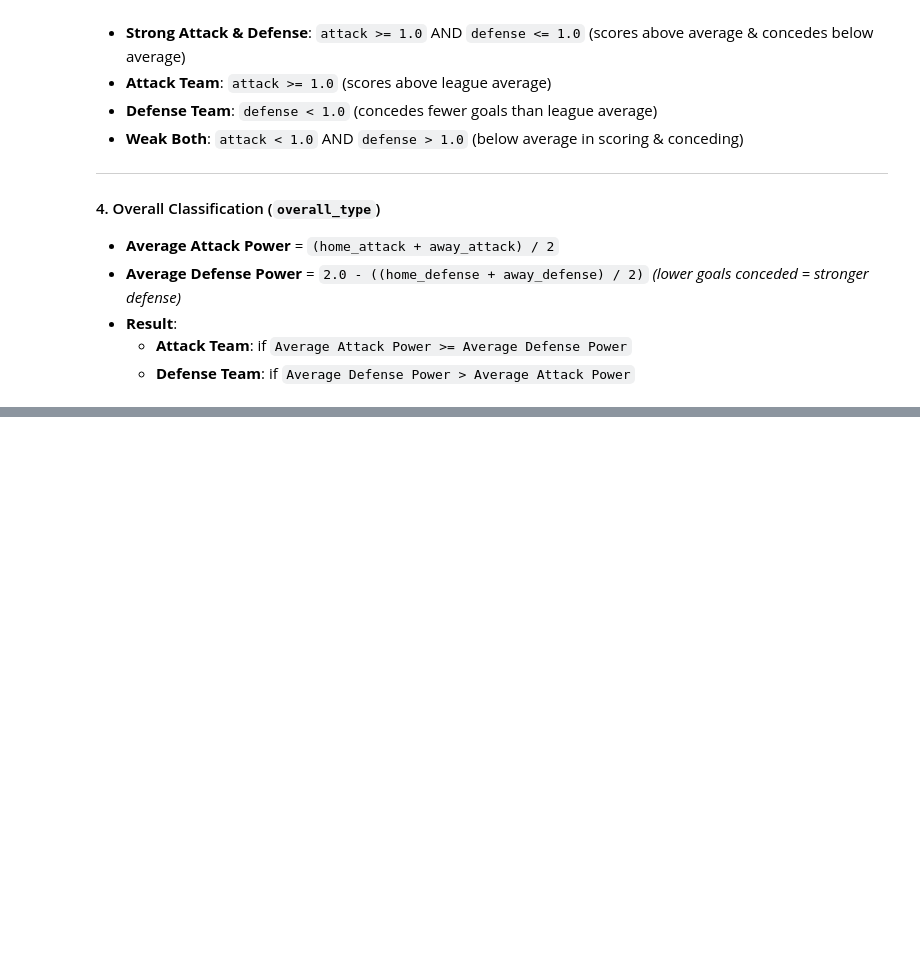
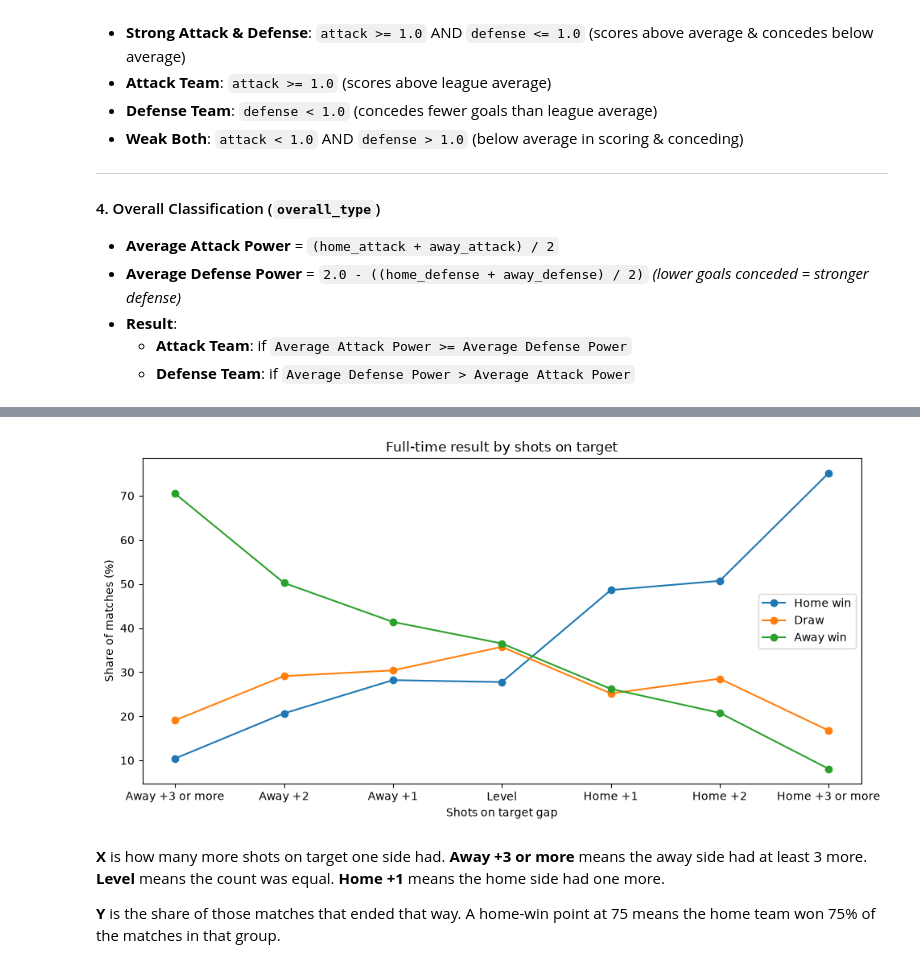
Before and after one commit to kkathait/D501_Final_Project, a Jupyter notebook: data relation/data_check.ipynb, the cells around one changed output, grey strips where cells are left out. Drawn from its saved outputs; the diff is of its cells as text; code cells hidden in the pictures; blank space fills up the shorter version.

```diff
--- a/data relation/data_check.ipynb
+++ b/data relation/data_check.ipynb
@@ -384,0 +445,17 @@ League Avg Away Goals: 1.312
+# %%
+sot_diff = df["HST"] - df["AST"]
+
+sot = pd.DataFrame({
+    "All matches": result_pct(df["FTR"].notna()),
+    "Home more on target": result_pct(sot_diff > 0),
+    "Level": result_pct(sot_diff == 0),
+    "Away more on target": result_pct(sot_diff < 0),
+    "Home +1": result_pct(sot_diff == 1),
+    "Home +2": result_pct(sot_diff == 2),
+    "Home +3 or more": result_pct(sot_diff >= 3),
+    "Away +1": result_pct(sot_diff == -1),
+    "Away +2": result_pct(sot_diff == -2),
+    "Away +3 or more": result_pct(sot_diff <= -3),
+}).T
+
+sot.round(1)
@@ -384,0 +474,30 @@ League Avg Away Goals: 1.312
+# %%
+import matplotlib.pyplot as plt
+
+order = [
+    "Away +3 or more",
+    "Away +2",
+    "Away +1",
+    "Level",
+    "Home +1",
+    "Home +2",
+    "Home +3 or more",
+]
+line = sot.loc[order]
+
+fig, ax = plt.subplots(figsize=(10, 5))
+for col in ["Home win", "Draw", "Away win"]:
+    ax.plot(order, line[col], marker="o", label=col)
+
+ax.set_ylabel("Share of matches (%)")
+ax.set_xlabel("Shots on target gap")
+ax.set_title("Full-time result by shots on target")
+ax.legend()
+fig.tight_layout()
+plt.show()
+# %% [output]
+[figure, added]
+# %% [markdown]
+**X** is how many more shots on target one side had. **Away +3 or more** means the away side had at least 3 more. **Level** means the count was equal. **Home +1** means the home side had one more.
+
+**Y** is the share of those matches that ended that way. A home-win point at 75 means the home team won 75% of the matches in that group.
```
Also changed, not shown: parts of 14 cells of this notebook, 6 other files.
